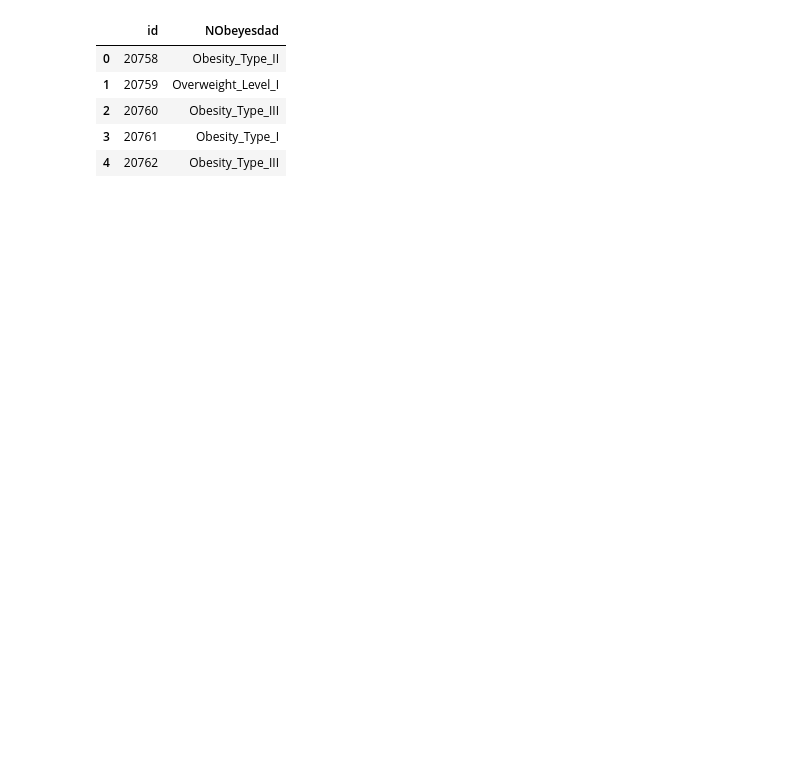
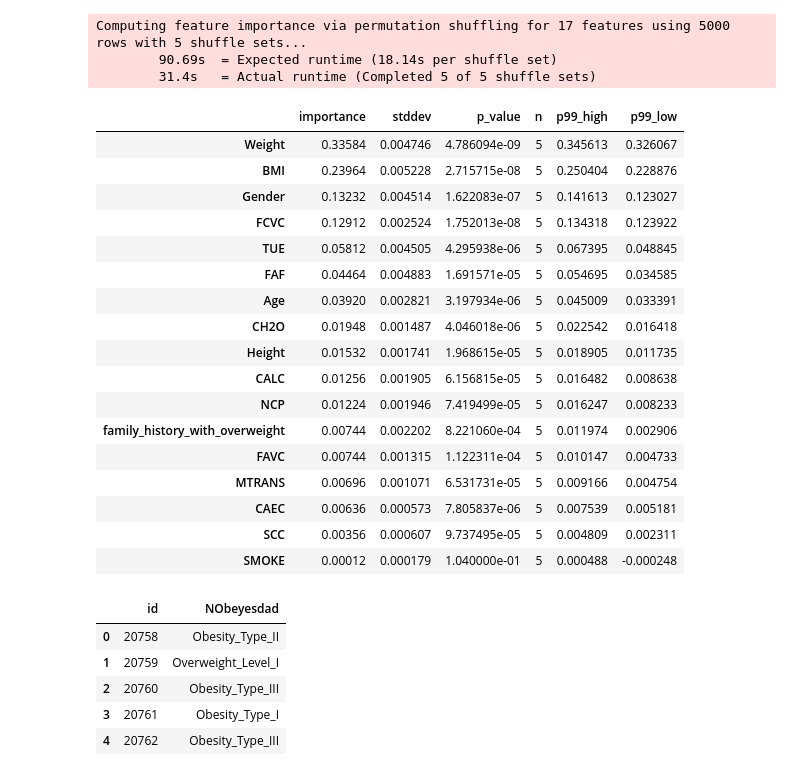
Before and after one commit to byvfx/kaggle, a Jupyter notebook: playground-series-s4e02/notebooks/ps-s4-e02-baseline-autogluon.ipynb, the cells around one changed output. Saved outputs shown, nothing was run; the diff lists cells and outputs as text; code cells hidden in the pictures; blank space fills up the shorter version.

```diff
--- a/playground-series-s4e02/notebooks/ps-s4-e02-baseline-autogluon.ipynb
+++ b/playground-series-s4e02/notebooks/ps-s4-e02-baseline-autogluon.ipynb
@@ -71,3 +297,27 @@ predictor.leaderboard()
+# %%
+predictor.feature_importance(train)
+# %% [output]
+Computing feature importance via permutation shuffling for 17 features using 5000 rows with 5 shuffle sets...
+        90.69s  = Expected runtime (18.14s per shuffle set)
+        31.4s   = Actual runtime (Completed 5 of 5 shuffle sets)
+|  | importance | stddev | p_value | n | p99_high | p99_low |
+| Weight | 0.33584 | 0.004746 | 4.786094e-09 | 5 | 0.345613 | 0.326067 |
+| BMI | 0.23964 | 0.005228 | 2.715715e-08 | 5 | 0.250404 | 0.228876 |
+| Gender | 0.13232 | 0.004514 | 1.622083e-07 | 5 | 0.141613 | 0.123027 |
+| FCVC | 0.12912 | 0.002524 | 1.752013e-08 | 5 | 0.134318 | 0.123922 |
+| TUE | 0.05812 | 0.004505 | 4.295938e-06 | 5 | 0.067395 | 0.048845 |
+| FAF | 0.04464 | 0.004883 | 1.691571e-05 | 5 | 0.054695 | 0.034585 |
+| Age | 0.03920 | 0.002821 | 3.197934e-06 | 5 | 0.045009 | 0.033391 |
+| CH2O | 0.01948 | 0.001487 | 4.046018e-06 | 5 | 0.022542 | 0.016418 |
+| Height | 0.01532 | 0.001741 | 1.968615e-05 | 5 | 0.018905 | 0.011735 |
+| CALC | 0.01256 | 0.001905 | 6.156815e-05 | 5 | 0.016482 | 0.008638 |
+| NCP | 0.01224 | 0.001946 | 7.419499e-05 | 5 | 0.016247 | 0.008233 |
+| family_history_with_overweight | 0.00744 | 0.002202 | 8.221060e-04 | 5 | 0.011974 | 0.002906 |
+| FAVC | 0.00744 | 0.001315 | 1.122311e-04 | 5 | 0.010147 | 0.004733 |
+| MTRANS | 0.00696 | 0.001071 | 6.531731e-05 | 5 | 0.009166 | 0.004754 |
+| CAEC | 0.00636 | 0.000573 | 7.805837e-06 | 5 | 0.007539 | 0.005181 |
+| SCC | 0.00356 | 0.000607 | 9.737495e-05 | 5 | 0.004809 | 0.002311 |
+| SMOKE | 0.00012 | 0.000179 | 1.040000e-01 | 5 | 0.000488 | -0.000248 |
 # %%
 predictions = predictor.predict(test)
 # %%
```
Also changed, not shown: parts of 6 cells of this notebook.
